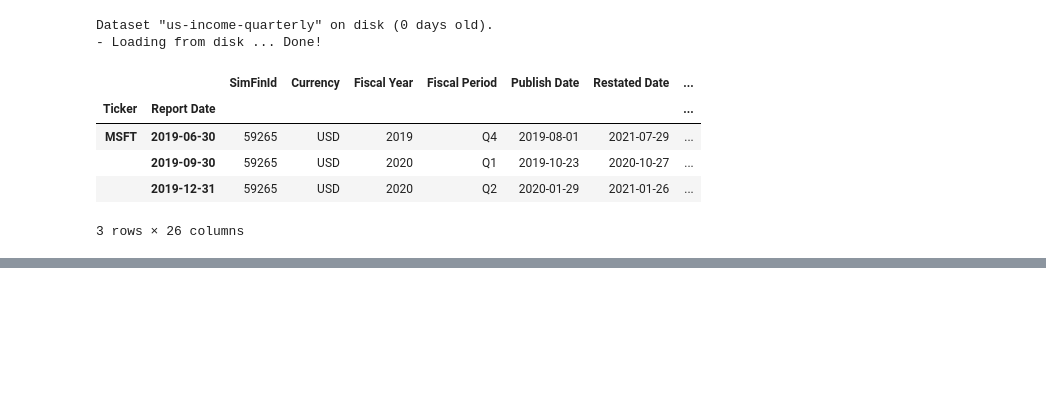
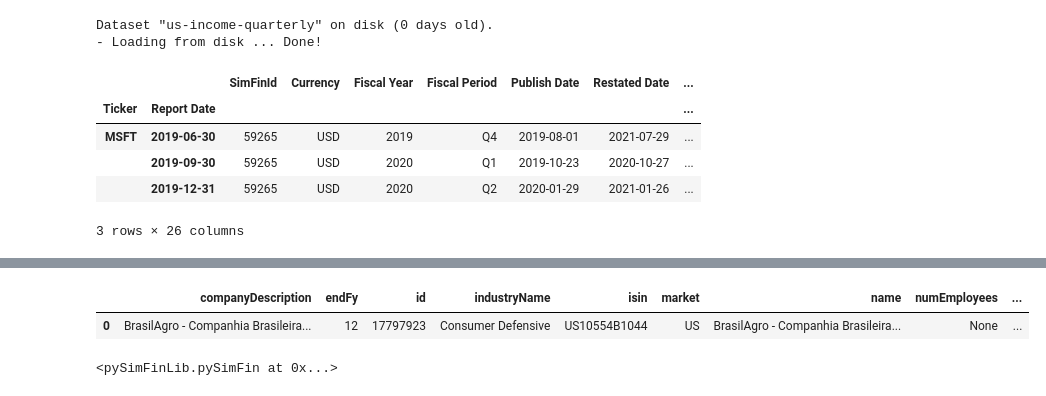
Before and after one commit to sajodajo/FinIDX-G4, a Jupyter notebook: EDA.ipynb, the cells around one changed output, grey strips where cells are left out. Saved outputs shown, nothing was run; the diff lists cells and outputs as text; code cells hidden in the pictures; blank space fills up the shorter version.

```diff
--- a/EDA.ipynb
+++ b/EDA.ipynb
@@ -496,0 +494,5 @@ def getCompanyInfo(ticker):
+# %%
+getCompanyInfo('LND')
+# %% [output]
+|  | companyDescription | endFy | id | industryName | isin | market | name | numEmployees | ... |
+| 0 | BrasilAgro - Companhia Brasileira... | 12 | 17797923 | Consumer Defensive | US10554B1044 | US | BrasilAgro - Companhia Brasileira... | None | ... |
@@ -496,0 +501,4 @@ def getCompanyInfo(ticker):
+# %%
+psf
+# %% [output]
+<pySimFinLib.pySimFin at 0x...>
```
Also changed, not shown: parts of 2 cells of this notebook, 2 other files.
